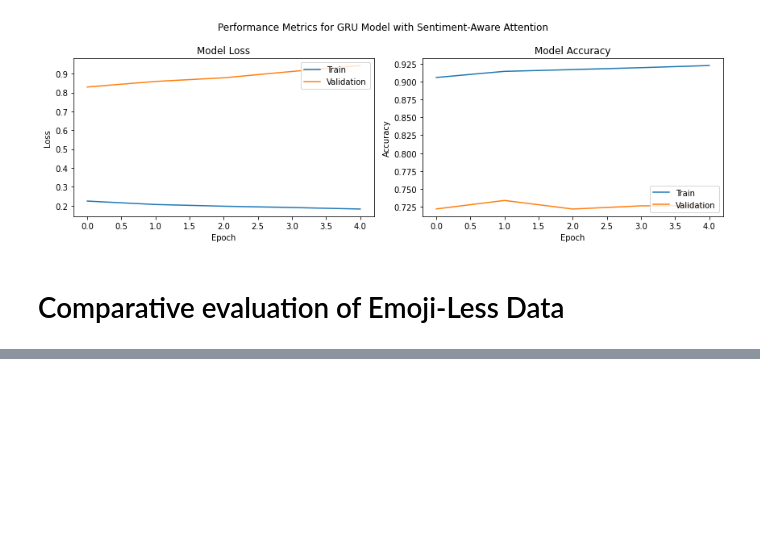
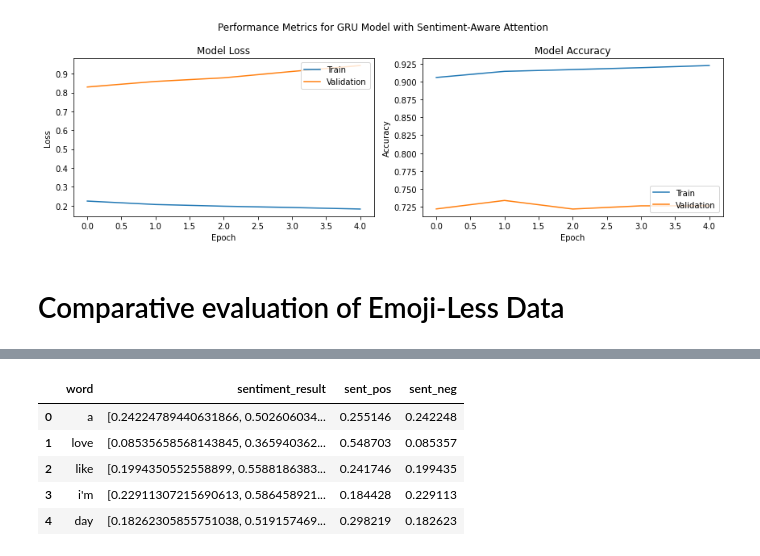
Before and after one commit to sba22224/Capstone_SBA22224, a Jupyter notebook: Code_Notebooks/Attention Mechanism Evaluation.ipynb, the cells around one changed output, grey strips where cells are left out. Saved outputs shown, nothing was run; the diff lists cells and outputs as text; code cells hidden in the pictures; blank space fills up the shorter version.

```diff
--- a/Code_Notebooks/Attention Mechanism Evaluation.ipynb
+++ b/Code_Notebooks/Attention Mechanism Evaluation.ipynb
@@ -2215,0 +2380,8 @@ plt.show()
+# %%
+#Define a function to remove characters missed before
+def remove_special_characters(text):
+    #Define a regular expression pattern to match the specified characters
+    pattern = r'["\/\\().,:]'
+    #Use re.sub to replace the matched characters with a space
+    cleaned_text = re.sub(pattern, ' ', text)
+    return cleaned_text
@@ -2215,0 +2849,11 @@ plt.show()
+# %%
+df_vocab['sent_pos'] = df_vocab['sentiment_result'].apply(lambda x: x[2])
+df_vocab['sent_neg'] = df_vocab['sentiment_result'].apply(lambda x: x[0])
+df_vocab.head()
+# %% [output]
+|  | word | sentiment_result | sent_pos | sent_neg |
+| 0 | a | [0.24224789440631866, 0.502606034... | 0.255146 | 0.242248 |
+| 1 | love | [0.08535658568143845, 0.365940362... | 0.548703 | 0.085357 |
+| 2 | like | [0.1994350552558899, 0.5588186383... | 0.241746 | 0.199435 |
+| 3 | i'm | [0.22911307215690613, 0.586458921... | 0.184428 | 0.229113 |
+| 4 | day | [0.18262305855751038, 0.519157469... | 0.298219 | 0.182623 |
```
Also changed, not shown: parts of 84 cells of this notebook.
